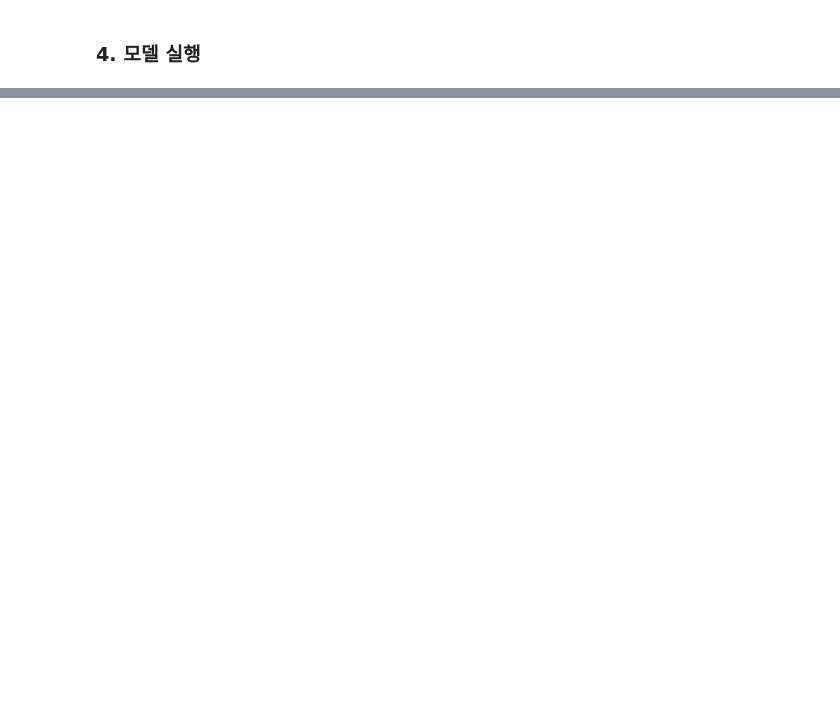
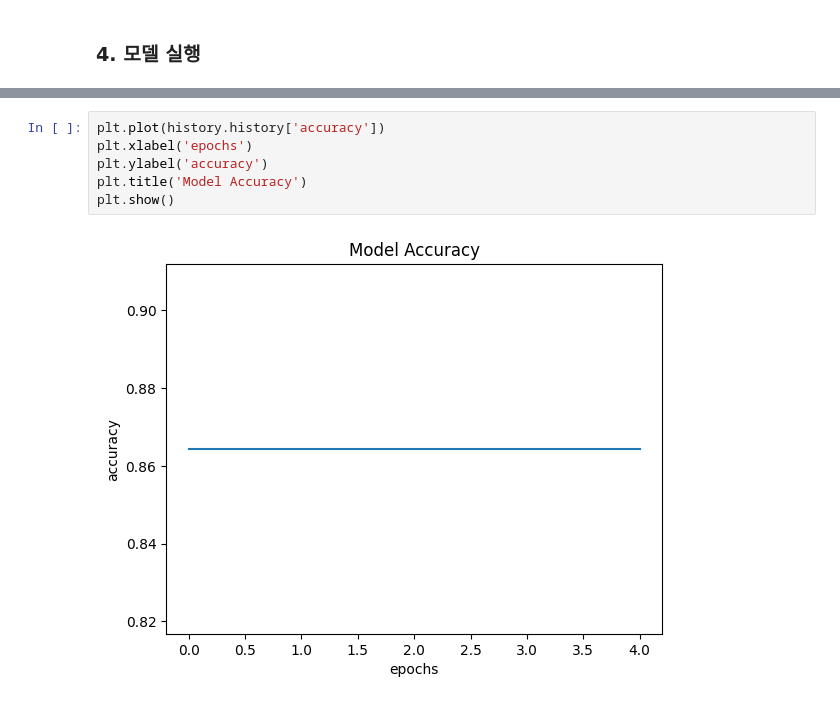
Before and after one commit to ljw-0108/deep-learning-practice, a Jupyter notebook: easy_deep_learning_principle.ipynb, the cells around one changed output, grey strips where cells are left out. Drawn from its saved outputs; the diff is of its cells as text; blank space fills up the shorter version.

```diff
--- a/easy_deep_learning_principle.ipynb
+++ b/easy_deep_learning_principle.ipynb
@@ -72,0 +131,8 @@ Epoch 5/5
+# %%
+plt.plot(history.history['accuracy'])
+plt.xlabel('epochs')
+plt.ylabel('accuracy')
+plt.title('Model Accuracy')
+plt.show()
+# %% [output]
+[figure, added]
```
Also changed, not shown: parts of 9 cells of this notebook.
